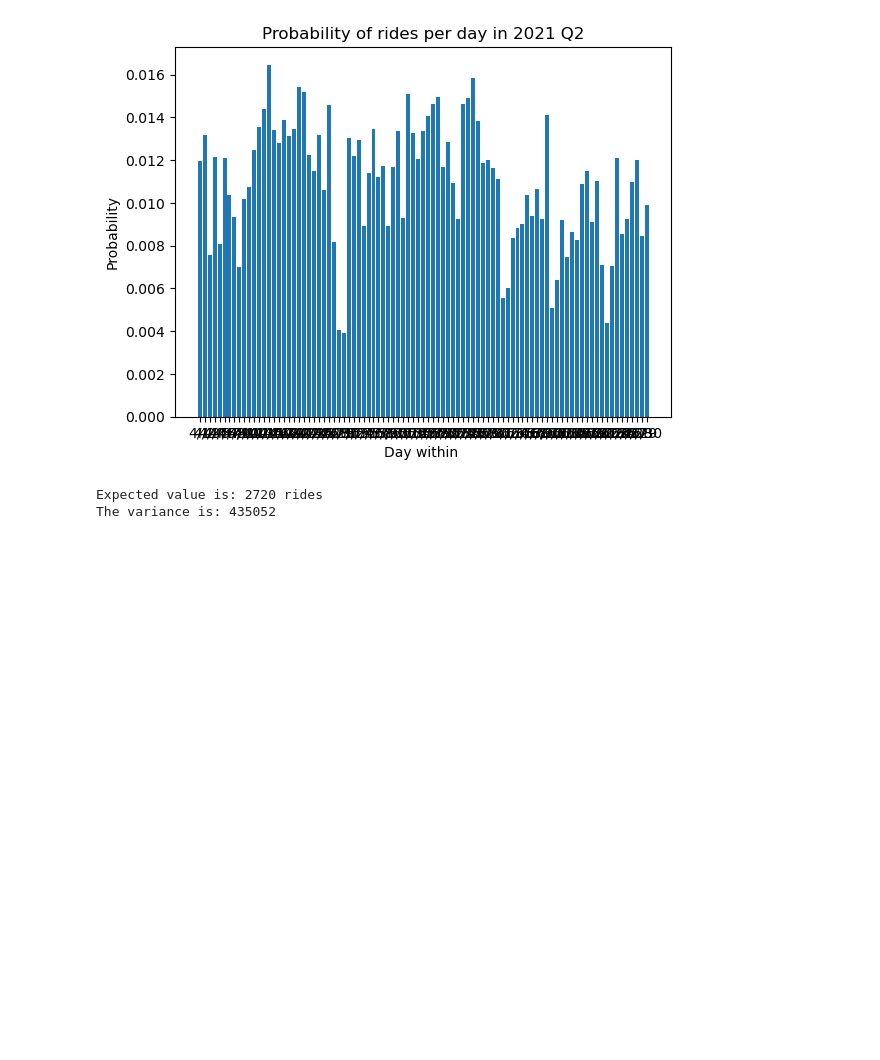
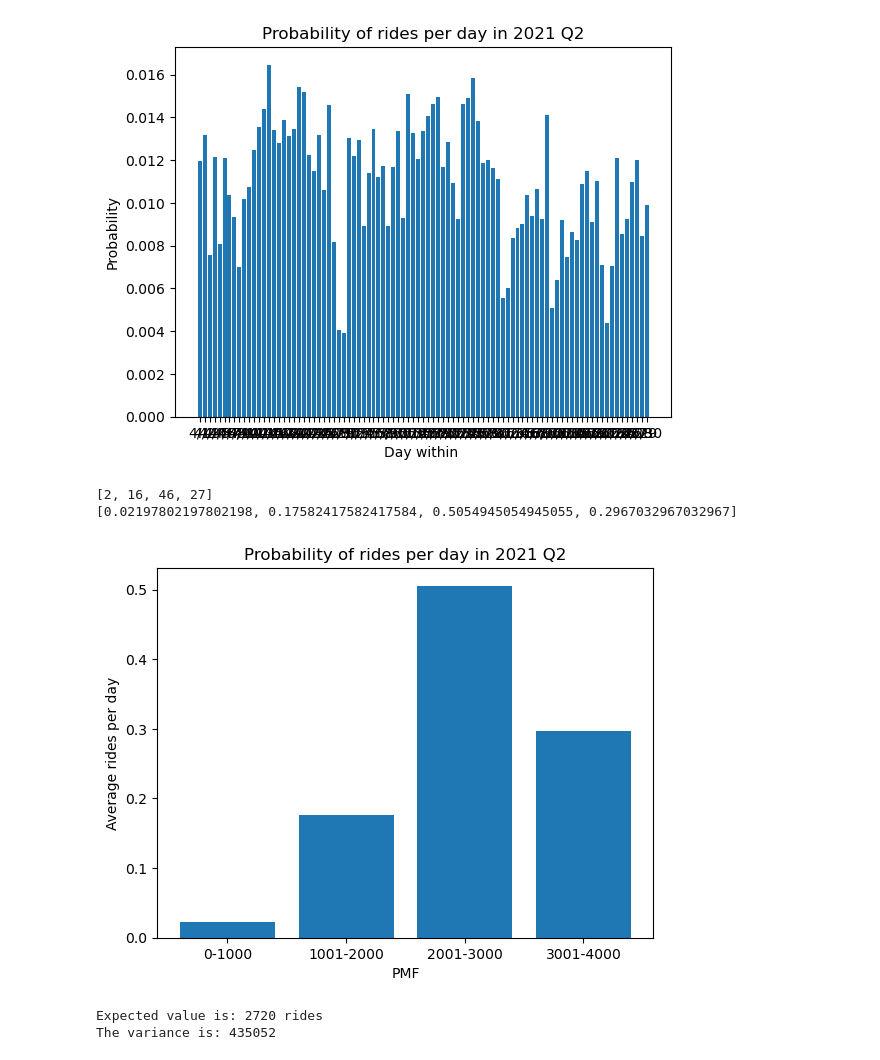
Before and after one commit to MiguelAcostaDelVecchio/RandomProcesses, a Jupyter notebook: Week6/Project1/MiguelProject1.ipynb, the cells around one changed output. Saved outputs shown, nothing was run; the diff lists cells and outputs as text; code cells hidden in the pictures; blank space fills up the shorter version.

```diff
--- a/Week6/Project1/MiguelProject1.ipynb
+++ b/Week6/Project1/MiguelProject1.ipynb
@@ -189,6 +189,35 @@ plt.title('Probability of rides per day in 2021 Q2')
 plt.show()
 # %% [output]
 [figure]
+# %%
+ridesPerDay = ["0-1000", "1001-2000", "2001-3000", "3001-4000"]
+countRidesPerDay = [0, 0, 0, 0]
+
+for i in orderedCounts:
+    if i <= 1000:
+        countRidesPerDay[0] += 1
+    elif i > 1000 and i <= 2000:
+        countRidesPerDay[1] += 1
+    elif i > 2000 and i <= 3000:
+        countRidesPerDay[2] += 1
+    else:
+        countRidesPerDay[3] += 1
+
+print(countRidesPerDay)
+pmfRidesPerDay = []
+for i in range(0,len(countRidesPerDay)): pmfRidesPerDay.append(countRidesPerDay[i]/len(orderedCounts))
+print(pmfRidesPerDay)
+# %% [output]
+[2, 16, 46, 27]
+[0.02197802197802198, 0.17582417582417584, 0.5054945054945055, 0.2967032967032967]
+# %%
+plt.bar(ridesPerDay, pmfRidesPerDay)
+plt.xlabel('PMF')
+plt.ylabel('Average rides per day')
+plt.title('Probability of rides per day in 2021 Q2')
+plt.show()
+# %% [output]
+[figure, added]
 # %%
 def expected_value(values, weights):
     values = np.asarray(values)
```
Also changed, not shown: parts of 11 cells of this notebook, 2 other files.
